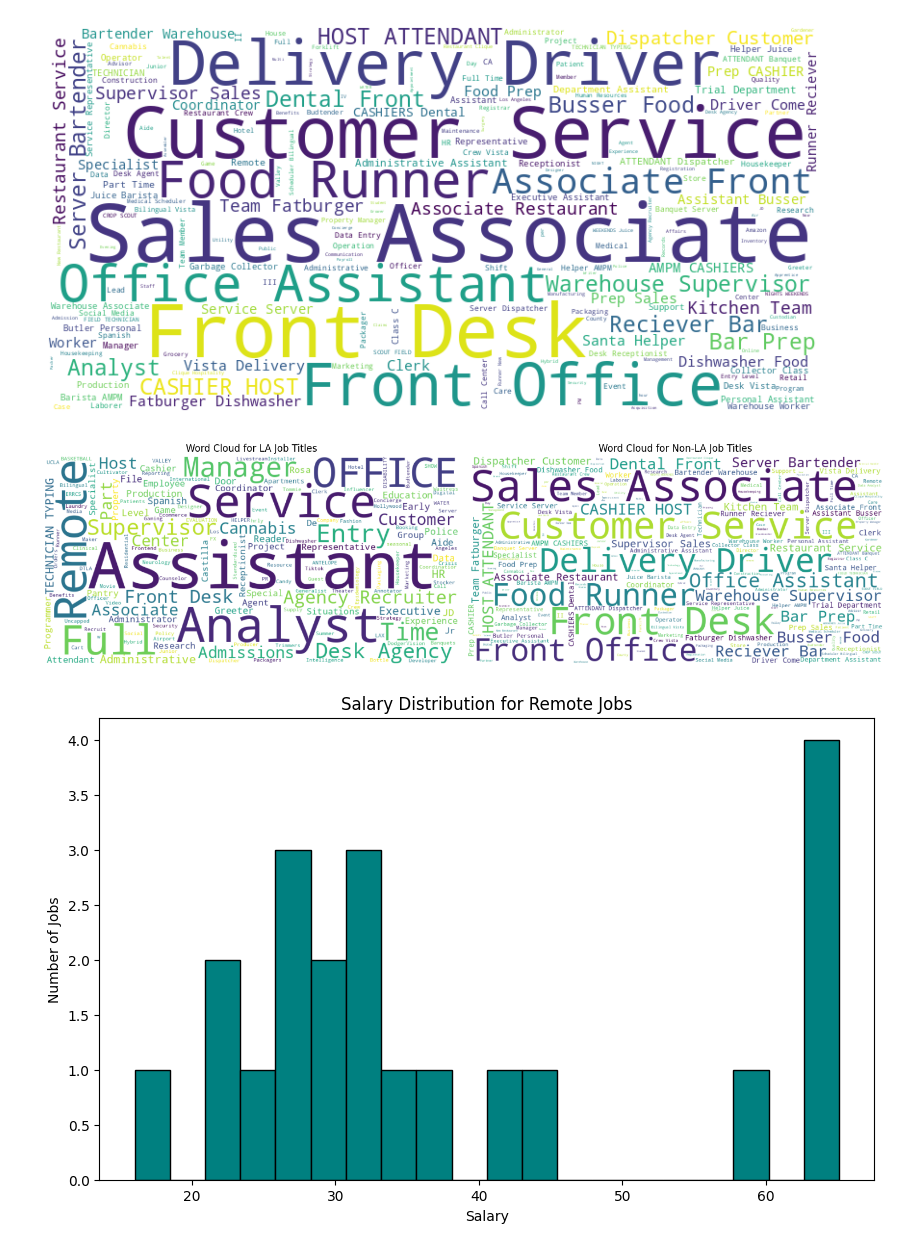
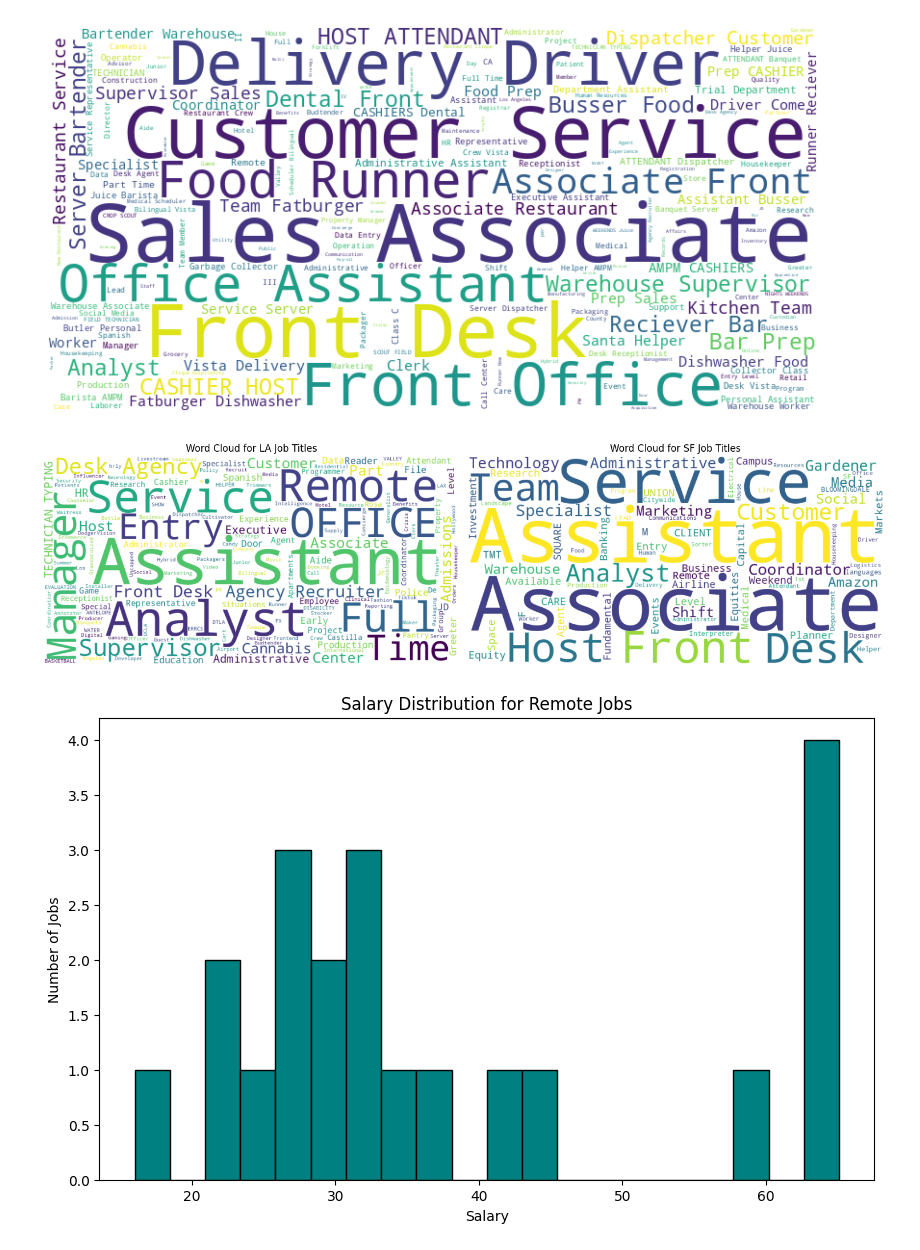
Before and after one commit to yanychoi-bot/irvine, a Jupyter notebook: src/visualize.ipynb, the cells around one changed output. Drawn from its saved outputs; the diff is of its cells as text; code cells hidden in the pictures.

```diff
--- a/src/visualize.ipynb
+++ b/src/visualize.ipynb
@@ -145,39 +145,41 @@ import matplotlib.pyplot as plt
 df = pd.read_csv('jobs.csv')
 
 # Define the criterion for filtering jobs in LA - update this according to your data
 la_criterion = df['Location'].str.contains('Los Angeles', case=False, na=False)
+sf_criteria = df['Location'].str.contains('San Francisco', case=False, na=False)
 
 # Segment the data into two DataFrames
 la_jobs = df[la_criterion]
-non_la_jobs = df[~la_criterion]
+sf_jobs = df[sf_criteria]
 
 # Combine job titles into single strings for each segment
 la_titles = ' '.join(la_jobs['Title'])
-non_la_titles = ' '.join(non_la_jobs['Title'])
+sf_titles = ' '.join(sf_jobs['Title'])
+
 
 # Create word clouds
 wordcloud_la = WordCloud(width=800, height=400, background_color='white').generate(la_titles)
-wordcloud_non_la = WordCloud(width=800, height=400, background_color='white').generate(non_la_titles)
+wordcloud_sf = WordCloud(width=800, height=400, background_color='white').generate(sf_titles)
 
 # Plotting
 plt.figure(figsize=(15, 7))
 
 # Word cloud for LA
 plt.subplot(1, 2, 1)  # 1 row, 2 columns, 1st subplot
 plt.imshow(wordcloud_la, interpolation='bilinear')
 plt.title('Word Cloud for LA Job Titles')
 plt.axis('off')
 
 # Word cloud for outside LA
 plt.subplot(1, 2, 2)  # 1 row, 2 columns, 2nd subplot
-plt.imshow(wordcloud_non_la, interpolation='bilinear')
-plt.title('Word Cloud for Non-LA Job Titles')
+plt.imshow(wordcloud_sf, interpolation='bilinear')
+plt.title('Word Cloud for SF Job Titles')
 plt.axis('off')
 
 plt.tight_layout()
 plt.show()
 # %% [output]
-[figure, old version]
+[figure, new version]
 # %%
 import pandas as pd
 import matplotlib.pyplot as plt
```
Also changed, not shown: parts of 4 cells of this notebook, 7 other files.
